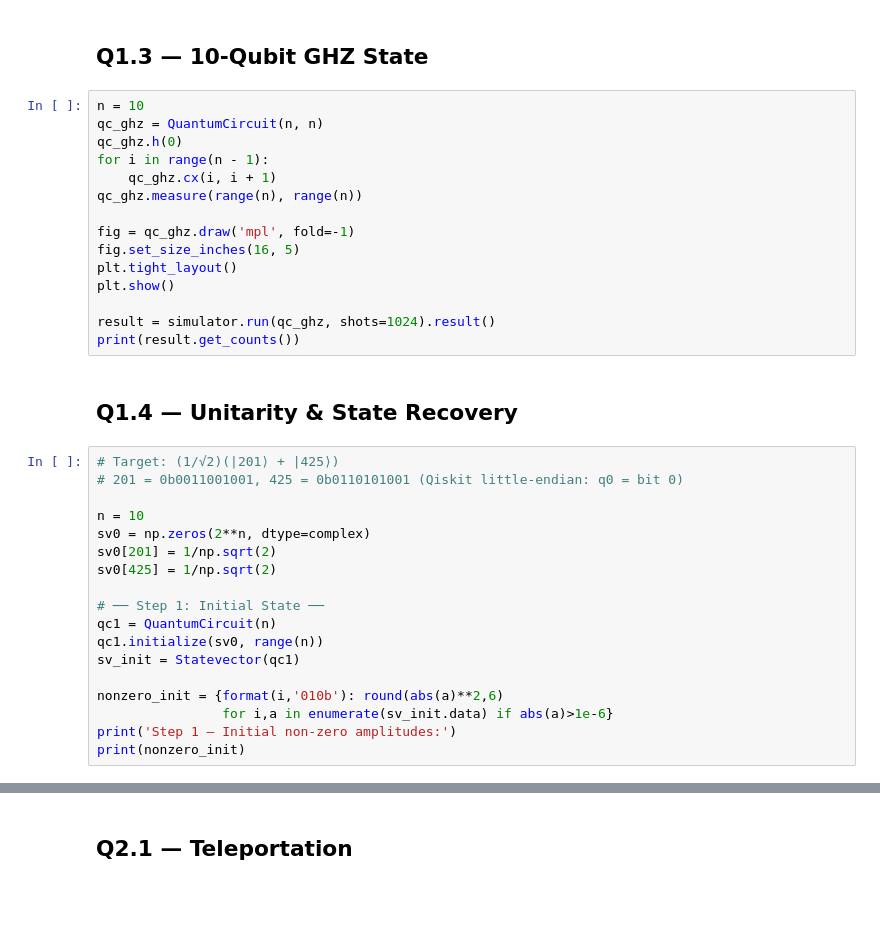
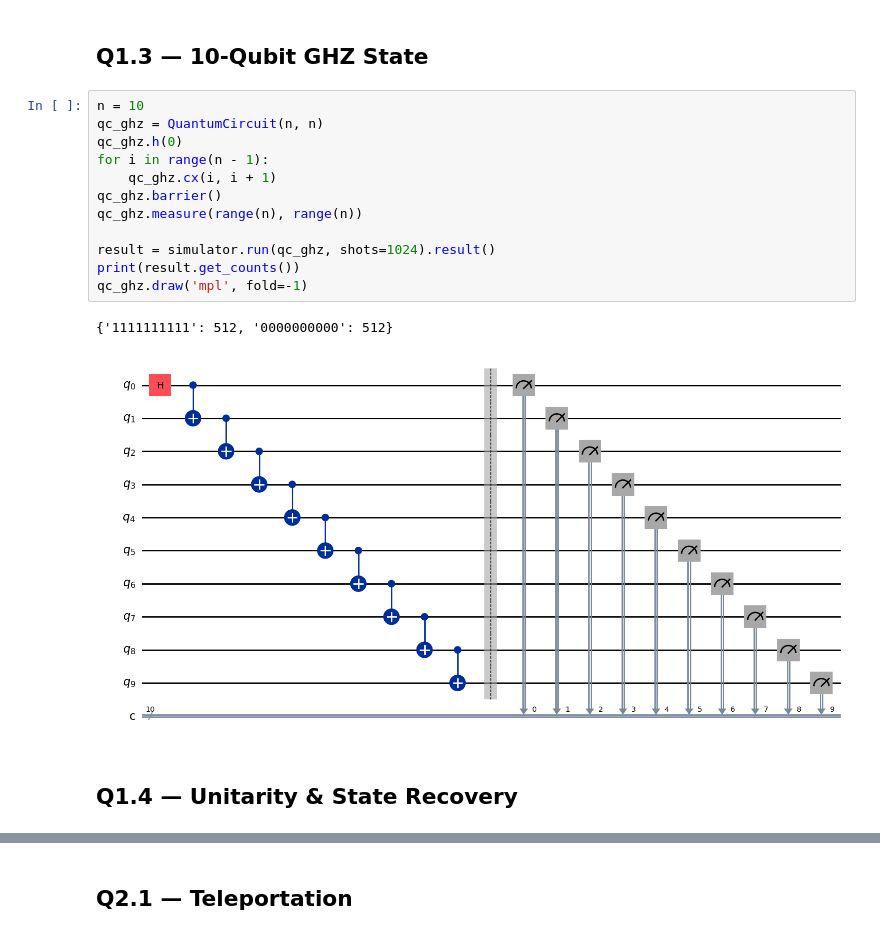
Before and after one commit to Nachiket-Bhanushali/PHYS-452-Projects, a Jupyter notebook: Project-1/P452_Project1.ipynb, the cells around one changed output, grey strips where cells are left out. Drawn from its saved outputs; the diff is of its cells as text; blank space fills up the shorter version.

```diff
--- a/Project-1/P452_Project1.ipynb
+++ b/Project-1/P452_Project1.ipynb
@@ -45,35 +50,17 @@ qc.draw('mpl')
 # %%
 n = 10
 qc_ghz = QuantumCircuit(n, n)
 qc_ghz.h(0)
 for i in range(n - 1):
     qc_ghz.cx(i, i + 1)
+qc_ghz.barrier()
 qc_ghz.measure(range(n), range(n))
-
-fig = qc_ghz.draw('mpl', fold=-1)
-fig.set_size_inches(16, 5)
-plt.tight_layout()
-plt.show()
 
 result = simulator.run(qc_ghz, shots=1024).result()
 print(result.get_counts())
+qc_ghz.draw('mpl', fold=-1)
+# %% [output]
+{'1111111111': 512, '0000000000': 512}
+[figure, added]
 # %% [markdown]
 ## Q1.4 — Unitarity & State Recovery
-# %%
-# Target: (1/√2)(|201⟩ + |425⟩)
-# 201 = 0b0011001001, 425 = 0b0110101001 (Qiskit little-endian: q0 = bit 0)
-
-n = 10
-sv0 = np.zeros(2**n, dtype=complex)
-sv0[201] = 1/np.sqrt(2)
-sv0[425] = 1/np.sqrt(2)
-
-# ── Step 1: Initial State ──
-qc1 = QuantumCircuit(n)
-qc1.initialize(sv0, range(n))
-sv_init = Statevector(qc1)
-
-nonzero_init = {format(i,'010b'): round(abs(a)**2,6)
-                for i,a in enumerate(sv_init.data) if abs(a)>1e-6}
-print('Step 1 — Initial non-zero amplitudes:')
-print(nonzero_init)
```
Also changed, not shown: parts of 17 cells of this notebook, 2 other files.
